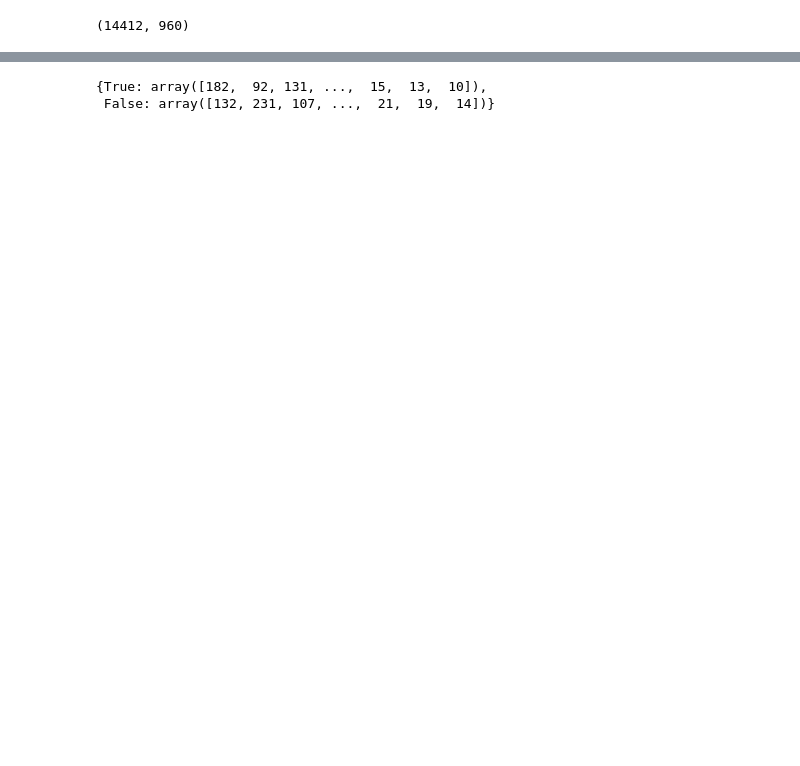
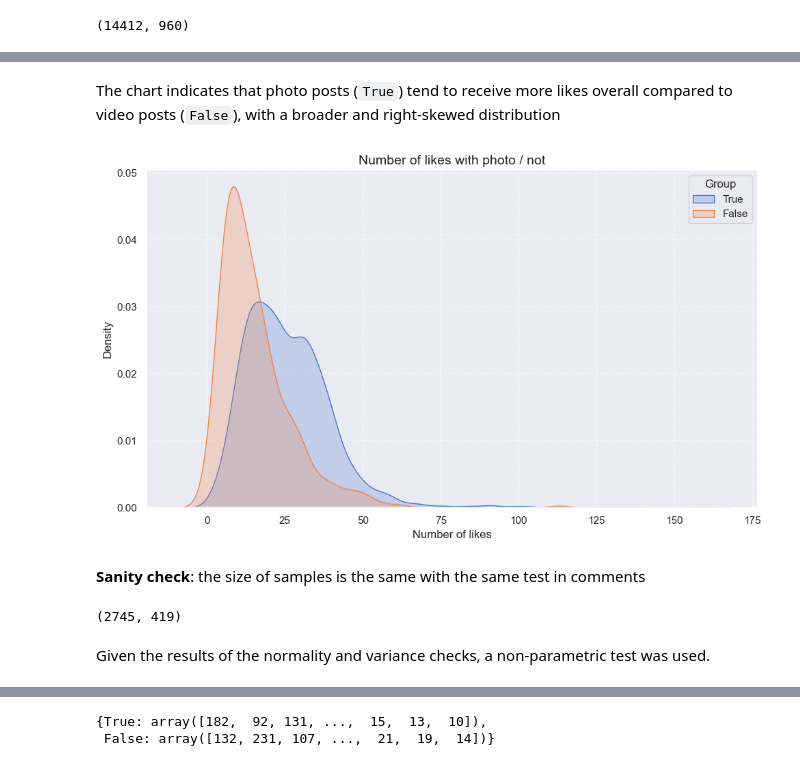
Before and after one commit to semwett0301/dms-hypothesis-testing, a Jupyter notebook: final_analysis.ipynb, the cells around one changed output, grey strips where cells are left out. Cells and saved outputs as stored; diff of their text form; code cells hidden in the pictures; blank space fills up the shorter version.

```diff
--- a/final_analysis.ipynb
+++ b/final_analysis.ipynb
@@ -1926,0 +2063,4 @@ H0 has been rejected, Ha has been accepted
+# %%
+content_type_likes_local_arr = extract_target_feature(df=local_df, split_feature="is_photo",
+                                                      target_feature="number_of_likes")
+content_type_likes_local_arr
@@ -1926,0 +2085,17 @@ H0 has been rejected, Ha has been accepted
+# %% [markdown]
+The chart indicates that photo posts (`True`) tend to receive more likes overall compared to video posts (`False`), with a broader and right-skewed distribution
+# %%
+plot_distributions(data=content_type_likes_local_arr, title="Number of likes with photo / not",
+                   xlabel="Number of likes",
+                   ylabel="Density")
+# %% [output]
+[figure, added]
+# %% [markdown]
+**Sanity check**: the size of samples is the same with the same test in comments
+# %%
+photo_local_likes, video_local_likes = content_type_likes_local_arr[True], content_type_likes_local_arr[False]
+len(photo_local_likes), len(video_local_likes)
+# %% [output]
+(2745, 419)
+# %% [markdown]
+Given the results of the normality and variance checks, a non-parametric test was used.
```
Also changed, not shown: parts of 170 cells of this notebook, 5 other files.
